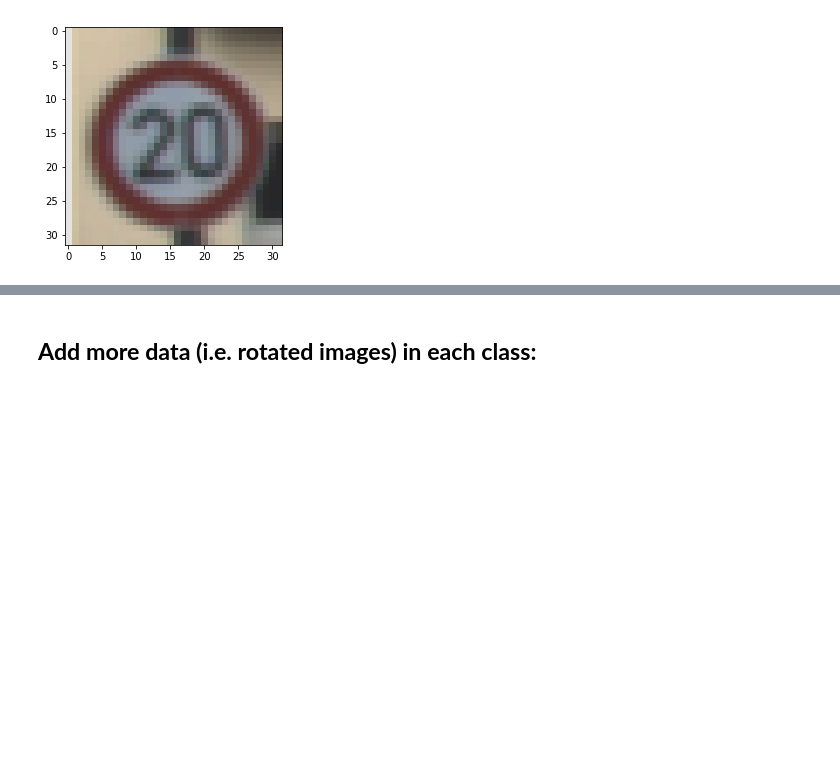
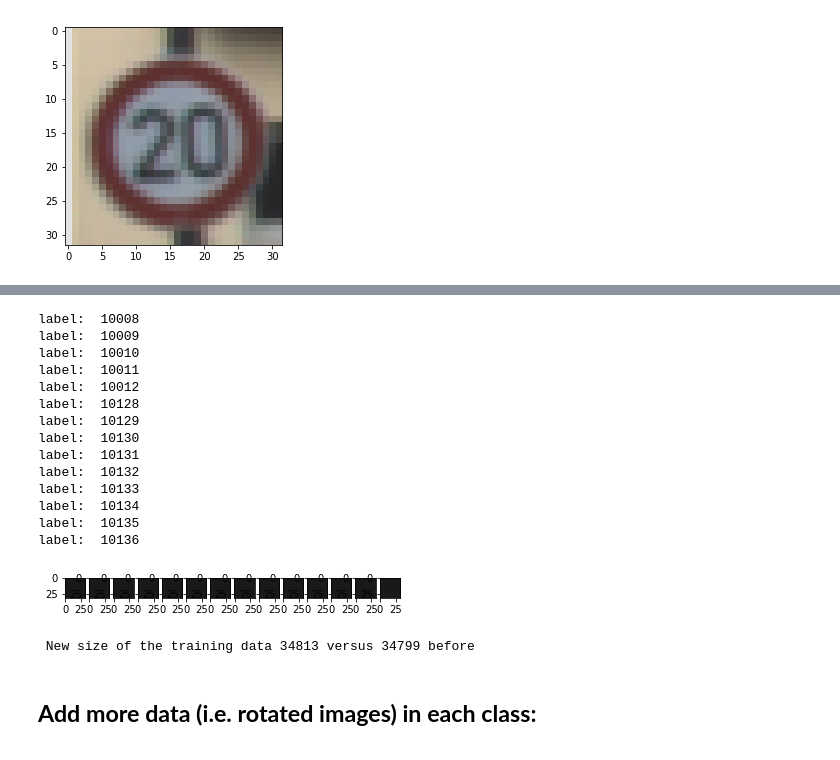
Before and after one commit to sebastienpig/TrafficSignClassifier, a Jupyter notebook: SebastienPignolo_TrafficSignClassifier.ipynb, the cells around one changed output, grey strips where cells are left out. Drawn from its saved outputs; the diff is of its cells as text; code cells hidden in the pictures; blank space fills up the shorter version.

```diff
--- a/SebastienPignolo_TrafficSignClassifier.ipynb
+++ b/SebastienPignolo_TrafficSignClassifier.ipynb
@@ -377,3 +392,45 @@ label:  10012
+# %%
+# adding 12 images in the training sets from 5 under represented classes
+
+train_augmented = list()
+train_augmented_labels = list()
+i=1
+
+#For the sake of examples here is a list of indexes belonging to the same class
+for index in [10008,10009,10010,10011,10012,10128,10129,10130,10131,10132,10133,10134,10135,10136]:
+
+    img = X_train [index]
+    label_class = y_train [index]
+    train_augmented.append(image_rotate(image))
+    train_augmented_labels.append(label_class)
+    plt.subplot(1,14,i)
+    i=i+1
+    plt.imshow(normalize_image(image_rotate(image)))
+    print ("label: ",index)
+plt.show()
+
+#adding the rotated images
+X_train_augmented = np.concatenate((X_train, train_augmented), axis=0)
+y_train_augmented = np.concatenate((y_train, train_augmented_labels))
+
+print (" New size of the training data %d versus %d before"%(len(X_train_augmented), n_train))
+# %% [output]
+label:  10008
+label:  10009
+label:  10010
+label:  10011
+label:  10012
+label:  10128
+label:  10129
+label:  10130
+label:  10131
+label:  10132
+label:  10133
+label:  10134
+label:  10135
+label:  10136
+[figure, added]
+ New size of the training data 34813 versus 34799 before
 # %% [markdown]
 <b><h2>Add more data (i.e. rotated images) in each class:</h2></b>
 # %% [markdown]
```
Also changed, not shown: parts of 23 cells of this notebook.
